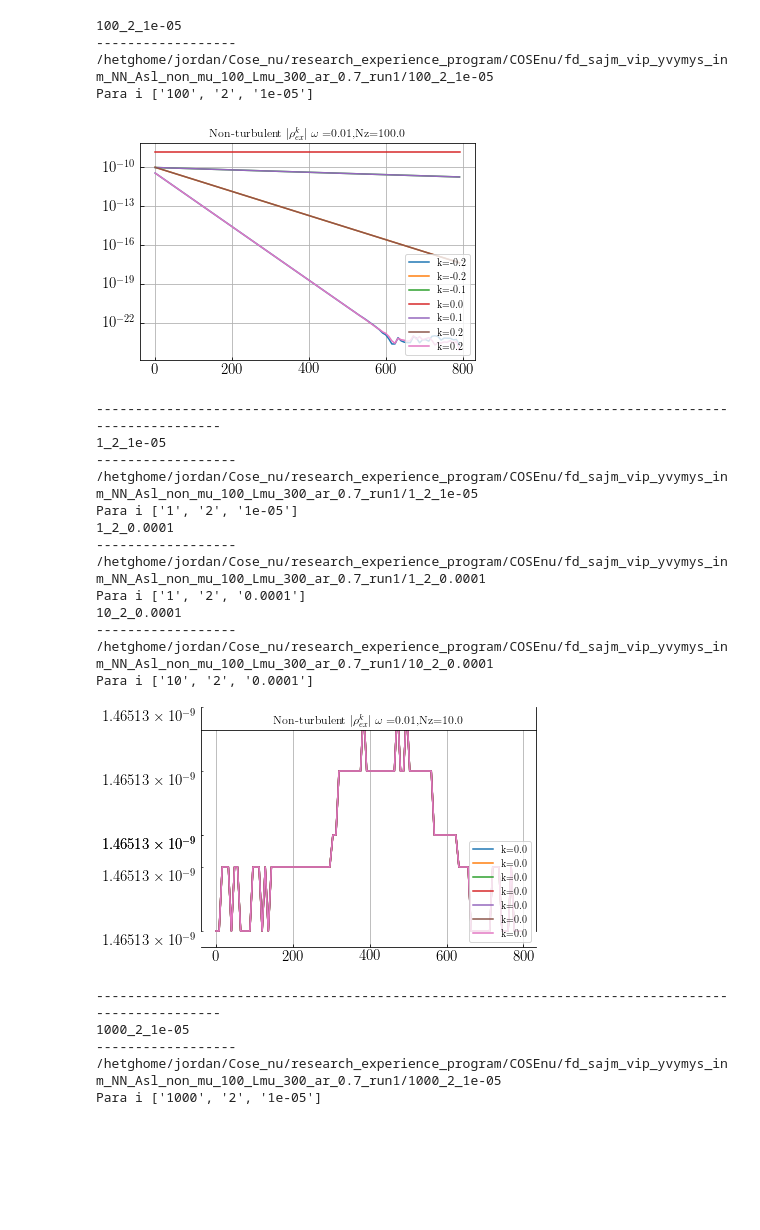
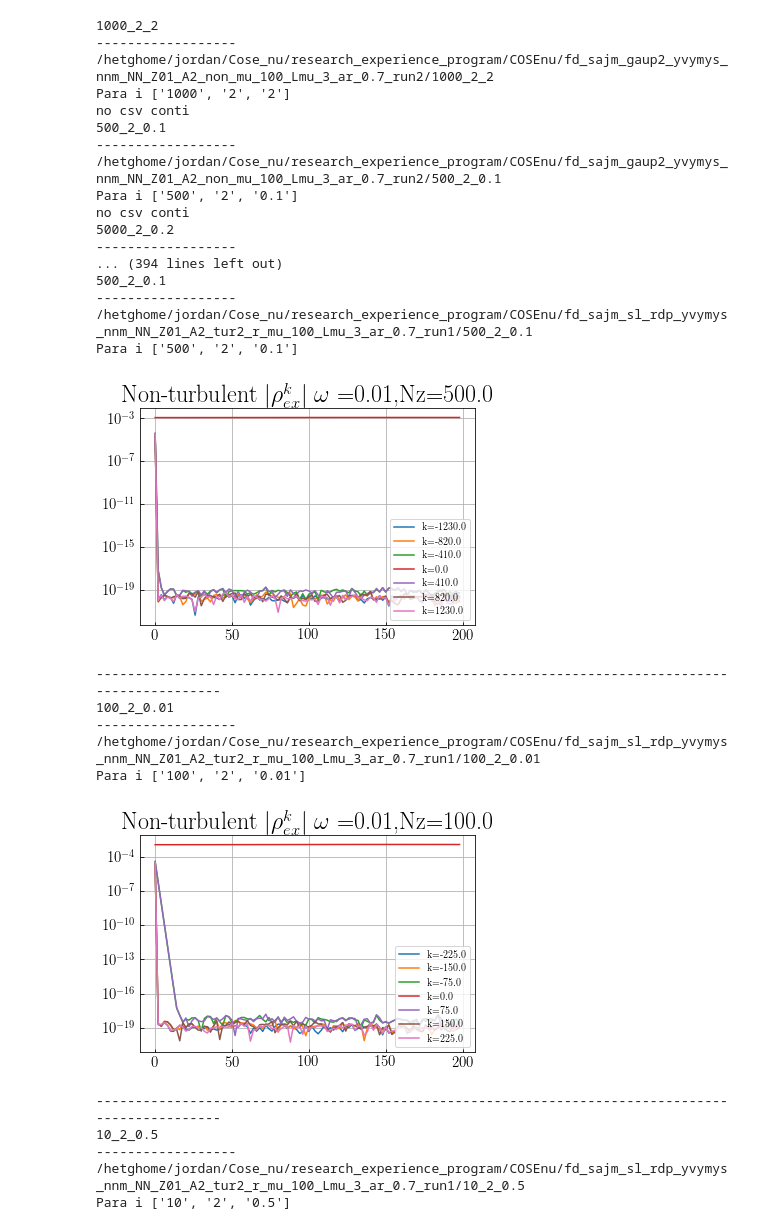
Before and after one commit to Demon-of-Asgard/research_experience_program, a Jupyter notebook: COSEnu/cal_off_im_fft.ipynb, the cells around one changed output. Saved outputs shown, nothing was run; the diff lists cells and outputs as text; code cells hidden in the pictures; blank space fills up the shorter version.

```diff
--- a/COSEnu/cal_off_im_fft.ipynb
+++ b/COSEnu/cal_off_im_fft.ipynb
@@ -1,4 +790,5 @@
 # %%
+#for slurm
 #!/hetghome/hetgsoft/anaconda3/bin/python3.9
 import matplotlib
 #matplotlib.use('Agg')
@@ -48,13 +838,17 @@ for h in os.listdir(path):
     if 'Z1'  not in h:
         #print('inm conti')
         continue
+    if '_sl_'  not in h:
+        #print('inm conti')
+        continue
     # if 'vdp' not in h:
     #     continue
-
+    # if 'fd_sajm_vdp_yvymys_inm_NN_Z1_A2_non_mu_100_Lmu_300_ar_0.7_run4' not in h:
+    #     continue
     cc=0
     if 'jpg' in h:
         continue
-    if '_mu_' in h:
+    if '_mu_20' in h:
         print(h)
         if 'Lmu' in h:
             mu=h[h.find('mu_')+3:h.find('_Lmu')]
@@ -278,4 +1056,5 @@ same
 # %%
+# plot for slurm
 #!/hetghome/hetgsoft/anaconda3/bin/python3.9
 import matplotlib
 #matplotlib.use('Agg')
@@ -326,6 +1105,11 @@ for h in os.listdir(path):
         continue
     if 'vdp' not in h:
         continue"""
+    if 'Z01'  not in h:
+        #print('inm conti')
+        continue
+    # if 'fd_sajm_vdp_yvymys_inm_NN_Z1_A2_non_mu_100_Lmu_300_ar_0.7_run4' not in h:
+    #     continue
     cc=0
     if 'jpg' in h:
         continue
@@ -416,51 +1200,56 @@ for h in os.listdir(path):
                     LBK.append(round(DATA.loc[ptc+(j-ptnum//2)*pti,'k'],1))
                 sQKS=[]
                 for j in range(ptnum):
                     sQKS.append([])
                 for j in range(ptnum):#range(len(QKS[0])):
                     for k in sTimeid:
                         sQKS[j].append((QKS[j])[k])
                 cc=0
                 for j in range(ptnum):
                     #plt.scatter(sTime,sQKS[j],s=0.9,c='C'+str(cc),label='k='+str(LBK[j]))
                     plt.plot(sTime,sQKS[j],c='C'+str(cc),label='k='+str(LBK[j]))
                     cc+=1
 
                 plt.yscale('log')
                 plt.legend(loc='lower right')
                 plt.title(r'Non-turbulent $|\rho_{ex}^{k}|$ $\omega=$'+str(1/float(mu))+',Nz='+str(Nz))
                 plt.grid()
                 plt.show()
                 #sys.exit()
                 #plt.savefig(pign,dpi=500)
                 #plt.show()
                 plt.close('all')
                 #sys.exit()
                 print('-------------------------------------------------------------------------------------------------')
                 #Nz = 1
                 #Nz = float(Para[0])
 # %% [output]
-100_2_1e-05
+1000_2_2
 ------------------
-/hetghome/jordan/Cose_nu/research_experience_program/COSEnu/fd_sajm_vip_yvymys_inm_NN_Asl_non_mu_100_Lmu_300_ar_0.7_run1/100_2_1e-05
-Para i ['100', '2', '1e-05']
+/hetghome/jordan/Cose_nu/research_experience_program/COSEnu/fd_sajm_gaup2_yvymys_nnm_NN_Z01_A2_non_mu_100_Lmu_3_ar_0.7_run2/1000_2_2
+Para i ['1000', '2', '2']
+no csv conti
+500_2_0.1
+------------------
+/hetghome/jordan/Cose_nu/research_experience_program/COSEnu/fd_sajm_gaup2_yvymys_nnm_NN_Z01_A2_non_mu_100_Lmu_3_ar_0.7_run2/500_2_0.1
+Para i ['500', '2', '0.1']
+no csv conti
+5000_2_0.2
+------------------
+... (394 lines left out)
+500_2_0.1
+------------------
+/hetghome/jordan/Cose_nu/research_experience_program/COSEnu/fd_sajm_sl_rdp_yvymys_nnm_NN_Z01_A2_tur2_r_mu_100_Lmu_3_ar_0.7_run1/500_2_0.1
+Para i ['500', '2', '0.1']
-[figure, old version]
+[figure, new version]
 -------------------------------------------------------------------------------------------------
-1_2_1e-05
+100_2_0.01
 ------------------
-/hetghome/jordan/Cose_nu/research_experience_program/COSEnu/fd_sajm_vip_yvymys_inm_NN_Asl_non_mu_100_Lmu_300_ar_0.7_run1/1_2_1e-05
-Para i ['1', '2', '1e-05']
-1_2_0.0001
-------------------
-/hetghome/jordan/Cose_nu/research_experience_program/COSEnu/fd_sajm_vip_yvymys_inm_NN_Asl_non_mu_100_Lmu_300_ar_0.7_run1/1_2_0.0001
-Para i ['1', '2', '0.0001']
-10_2_0.0001
-------------------
-/hetghome/jordan/Cose_nu/research_experience_program/COSEnu/fd_sajm_vip_yvymys_inm_NN_Asl_non_mu_100_Lmu_300_ar_0.7_run1/10_2_0.0001
-Para i ['10', '2', '0.0001']
+/hetghome/jordan/Cose_nu/research_experience_program/COSEnu/fd_sajm_sl_rdp_yvymys_nnm_NN_Z01_A2_tur2_r_mu_100_Lmu_3_ar_0.7_run1/100_2_0.01
+Para i ['100', '2', '0.01']
-[figure, old version]
+[figure, new version]
 -------------------------------------------------------------------------------------------------
-1000_2_1e-05
+10_2_0.5
 ------------------
-/hetghome/jordan/Cose_nu/research_experience_program/COSEnu/fd_sajm_vip_yvymys_inm_NN_Asl_non_mu_100_Lmu_300_ar_0.7_run1/1000_2_1e-05
-Para i ['1000', '2', '1e-05']
+/hetghome/jordan/Cose_nu/research_experience_program/COSEnu/fd_sajm_sl_rdp_yvymys_nnm_NN_Z01_A2_tur2_r_mu_100_Lmu_3_ar_0.7_run1/10_2_0.5
+Para i ['10', '2', '0.5']
```
Also changed, not shown: parts of 7 cells of this notebook, 13 other files.
